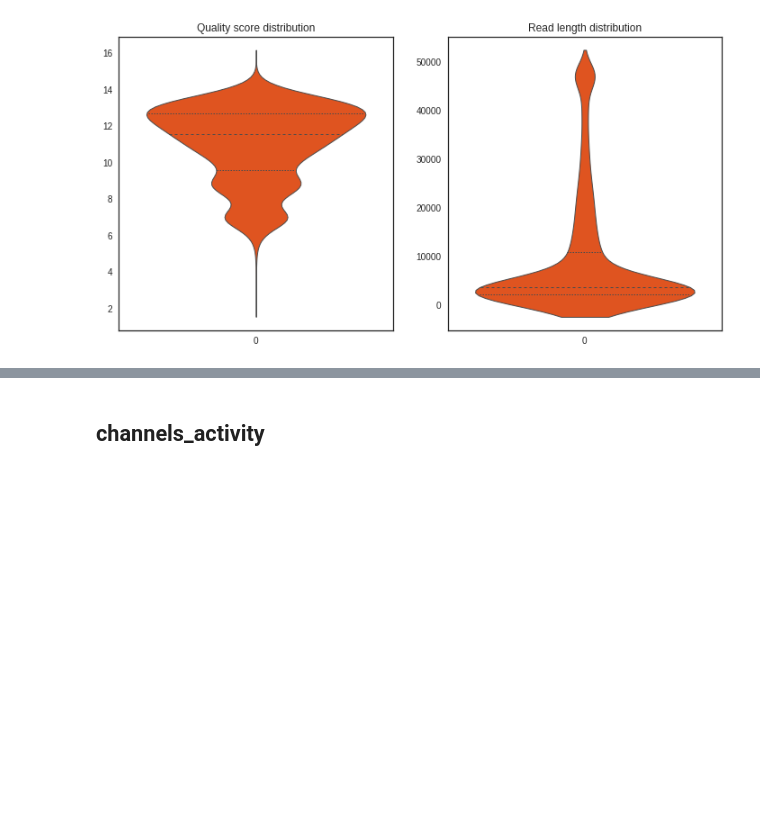
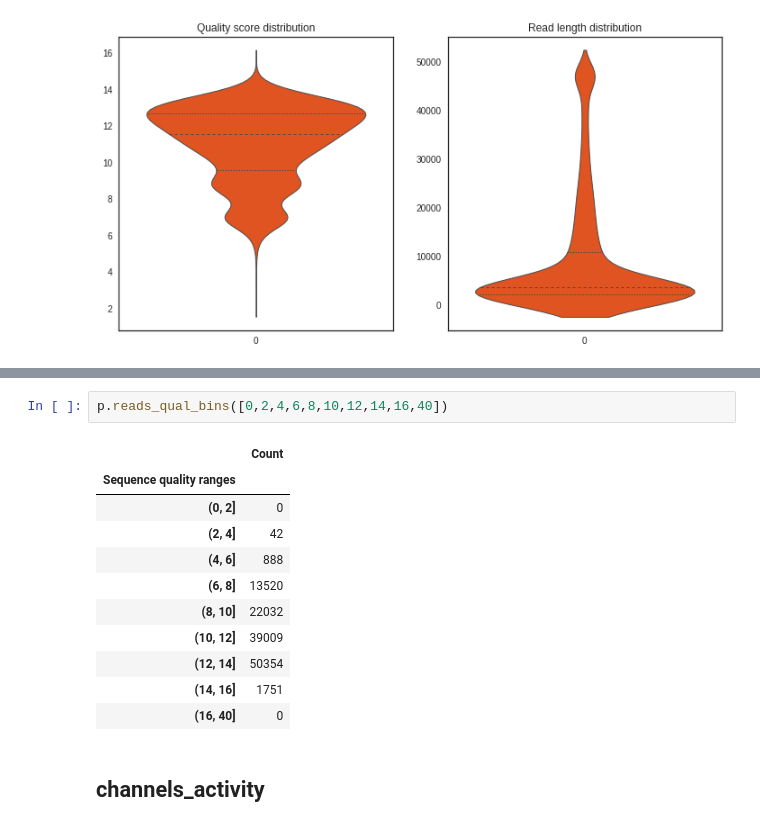
Before and after one commit to a-slide/pycoQC, a Jupyter notebook: pycoQC/test_pycoQC.ipynb, the cells around one changed output, grey strips where cells are left out. Cells and saved outputs as stored; diff of their text form; blank space fills up the shorter version.

```diff
--- a/pycoQC/test_pycoQC.ipynb
+++ b/pycoQC/test_pycoQC.ipynb
@@ -101,3 +176,17 @@ Distribution of quality scores and read lengths
+# %%
+p.reads_qual_bins([0,2,4,6,8,10,12,14,16,40])
+# %% [output]
+|  | Count |
+| Sequence quality ranges |  |
+| (0, 2] | 0 |
+| (2, 4] | 42 |
+| (4, 6] | 888 |
+| (6, 8] | 13520 |
+| (8, 10] | 22032 |
+| (10, 12] | 39009 |
+| (12, 14] | 50354 |
+| (14, 16] | 1751 |
+| (16, 40] | 0 |
 # %% [markdown]
 ## channels_activity
 # %%
```
Also changed, not shown: parts of 7 cells of this notebook, 1 other file.
